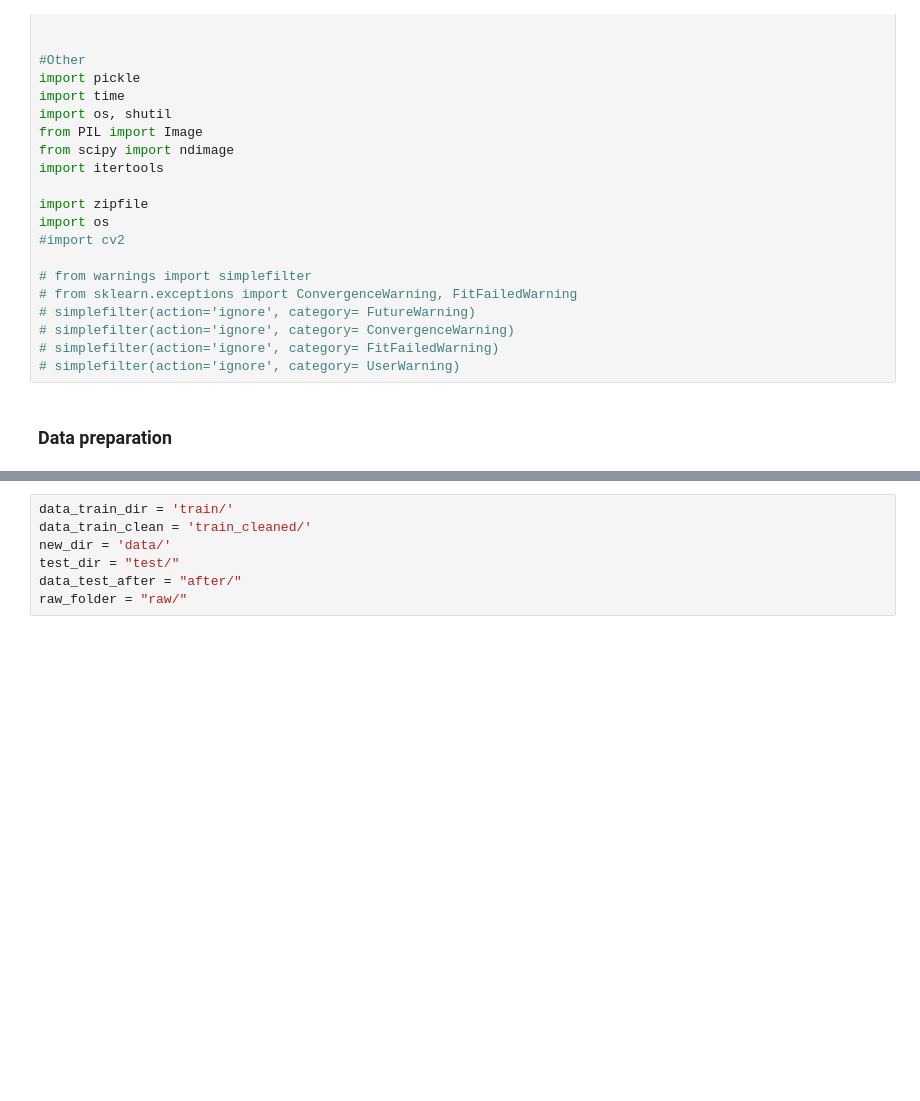
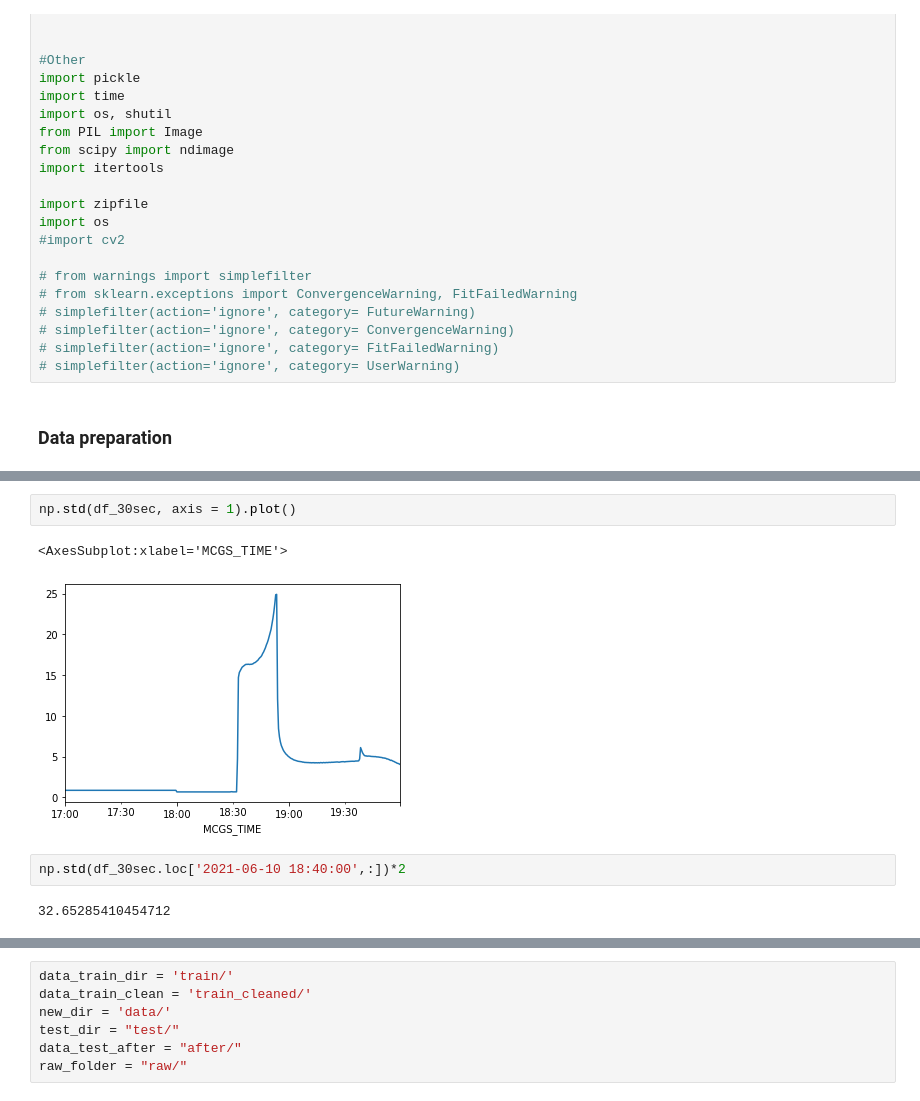
Before and after one commit to 314ka4y/Anomaly-detection-project, a Jupyter notebook: Anomaly_detection.ipynb, the cells around one changed output, grey strips where cells are left out. Cells and saved outputs as stored; diff of their text form; blank space fills up the shorter version.

```diff
--- a/Anomaly_detection.ipynb
+++ b/Anomaly_detection.ipynb
@@ -189,0 +284,9 @@ final_df.plot()
+# %%
+np.std(df_30sec, axis = 1).plot()
+# %% [output]
+<AxesSubplot:xlabel='MCGS_TIME'>
+[figure, added]
+# %%
+np.std(df_30sec.loc['2021-06-10 18:40:00',:])*2
+# %% [output]
+32.65285410454712
```
Also changed, not shown: parts of 56 cells of this notebook, 26 other files.
